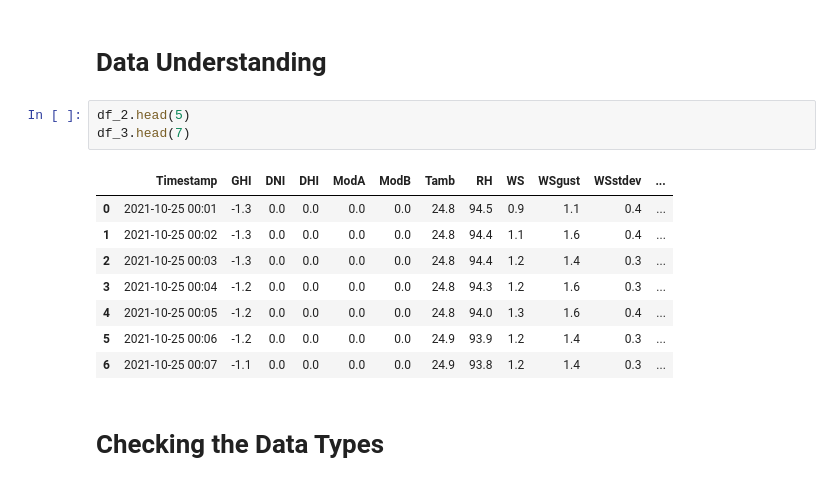
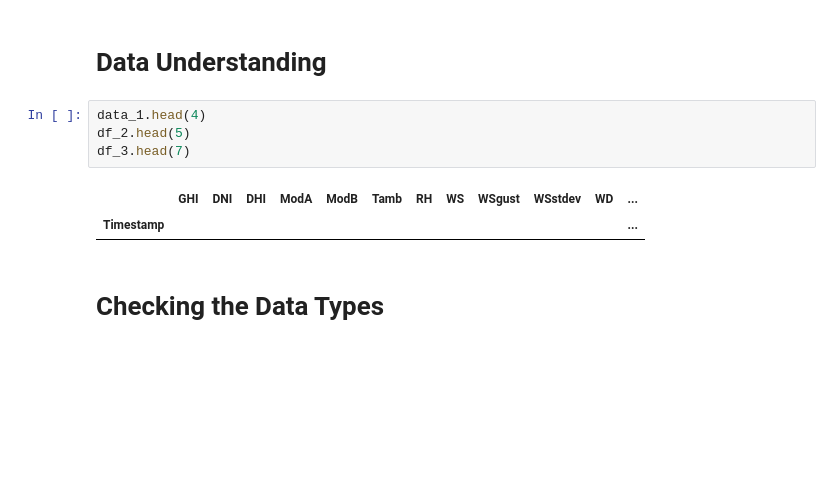
Before and after one commit to YomiyuShambel21/Solar-Radiation-Measurement-Data, a Jupyter notebook: notebooks/EDA.ipynb, the cells around one changed output. Drawn from its saved outputs; the diff is of its cells as text; blank space fills up the shorter version.

Commit message:
head

```diff
--- a/notebooks/EDA.ipynb
+++ b/notebooks/EDA.ipynb
@@ -13,17 +13,12 @@ df_3 = pd.read_csv('../data/togo-dapaong_qc.csv')
 # %% [markdown]
 # Data Understanding
 # %%
+data_1.head(4)
 df_2.head(5)
 df_3.head(7)
 # %% [output]
-|  | Timestamp | GHI | DNI | DHI | ModA | ModB | Tamb | RH | WS | WSgust | WSstdev | ... |
-| 0 | 2021-10-25 00:01 | -1.3 | 0.0 | 0.0 | 0.0 | 0.0 | 24.8 | 94.5 | 0.9 | 1.1 | 0.4 | ... |
-| 1 | 2021-10-25 00:02 | -1.3 | 0.0 | 0.0 | 0.0 | 0.0 | 24.8 | 94.4 | 1.1 | 1.6 | 0.4 | ... |
-| 2 | 2021-10-25 00:03 | -1.3 | 0.0 | 0.0 | 0.0 | 0.0 | 24.8 | 94.4 | 1.2 | 1.4 | 0.3 | ... |
-| 3 | 2021-10-25 00:04 | -1.2 | 0.0 | 0.0 | 0.0 | 0.0 | 24.8 | 94.3 | 1.2 | 1.6 | 0.3 | ... |
-| 4 | 2021-10-25 00:05 | -1.2 | 0.0 | 0.0 | 0.0 | 0.0 | 24.8 | 94.0 | 1.3 | 1.6 | 0.4 | ... |
-| 5 | 2021-10-25 00:06 | -1.2 | 0.0 | 0.0 | 0.0 | 0.0 | 24.9 | 93.9 | 1.2 | 1.4 | 0.3 | ... |
-| 6 | 2021-10-25 00:07 | -1.1 | 0.0 | 0.0 | 0.0 | 0.0 | 24.9 | 93.8 | 1.2 | 1.4 | 0.3 | ... |
+|  | GHI | DNI | DHI | ModA | ModB | Tamb | RH | WS | WSgust | WSstdev | WD | ... |
+| Timestamp |  |  |  |  |  |  |  |  |  |  |  | ... |
 # %% [markdown]
 # Checking the Data Types
 # %%
```
